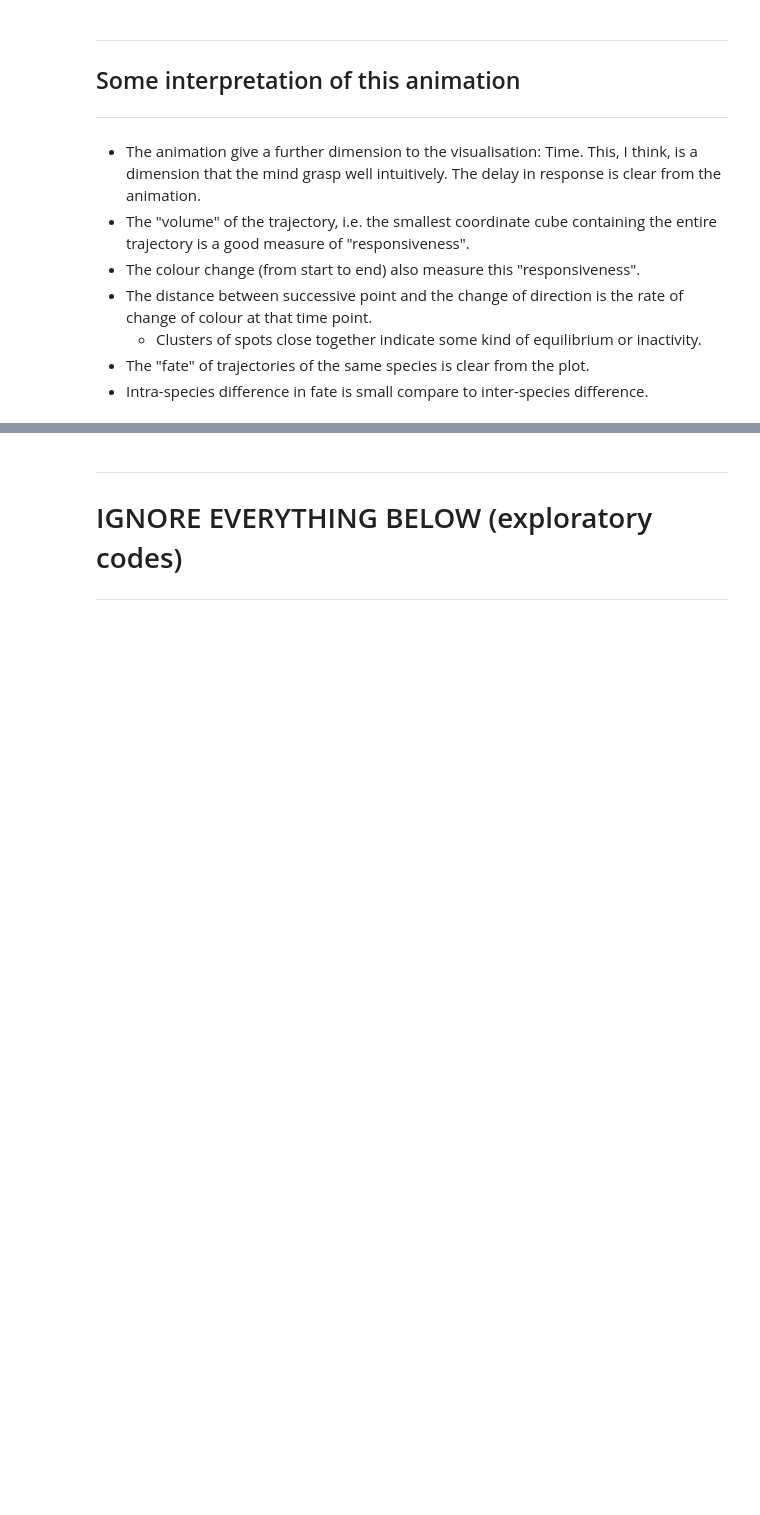
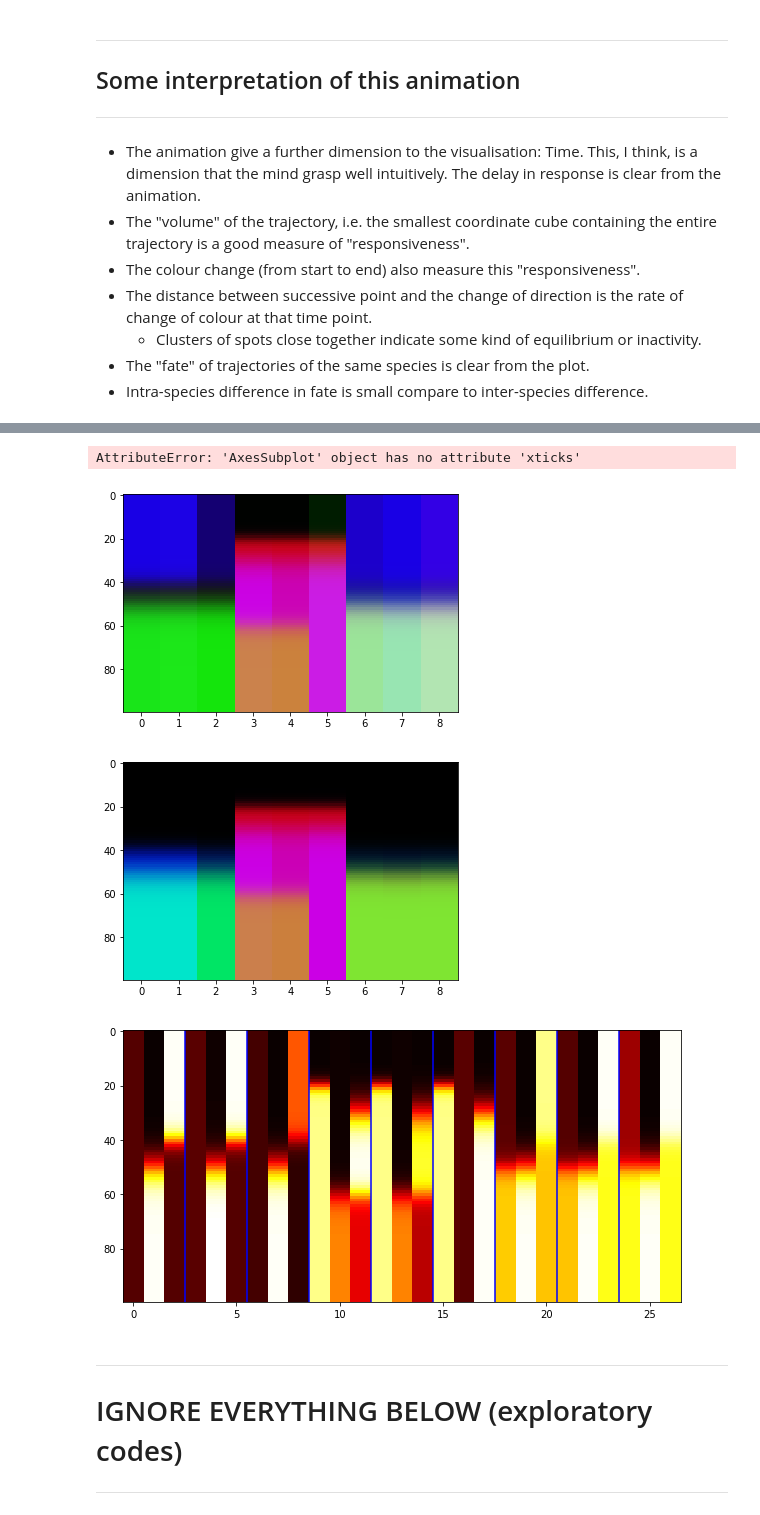
Before and after one commit to edmundlth/advanced_business_analytics_materials, a Jupyter notebook: animation_gesalt_principle_data.ipynb, the cells around one changed output, grey strips where cells are left out. Saved outputs shown, nothing was run; the diff lists cells and outputs as text; code cells hidden in the pictures; blank space fills up the shorter version.

Commit message:
Add commet plot visualisation

```diff
--- a/animation_gesalt_principle_data.ipynb
+++ b/animation_gesalt_principle_data.ipynb
@@ -259,3 +267,22 @@ HTML(ani.to_html5_video())
+# %%
+img = curves.transpose((1, 0, 2))
+plt.imshow(img, aspect='auto')
+
+plt.figure()
+img_diff = np.abs(img - img[0])
+plt.imshow(img_diff, aspect='auto')
+
+img_channels = img.reshape(100, 27)
+fig, ax = plt.subplots(1, 1, figsize=(10, 5))
+ax.imshow(img_channels, aspect='auto', cmap='hot')
+ymin, ymax = ax.get_ylim()
+ax.vlines(x = np.arange(2.5, 24, 3), ymin=ymin, ymax=ymax, colors='blue')
+plt.xticks()
+# %% [output]
+AttributeError: 'AxesSubplot' object has no attribute 'xticks'
+[figure, added]
+[figure, added]
+[figure, added]
 # %% [markdown]
 ---
 # IGNORE EVERYTHING BELOW (exploratory codes)
```
Also changed, not shown: parts of 2 cells of this notebook.
